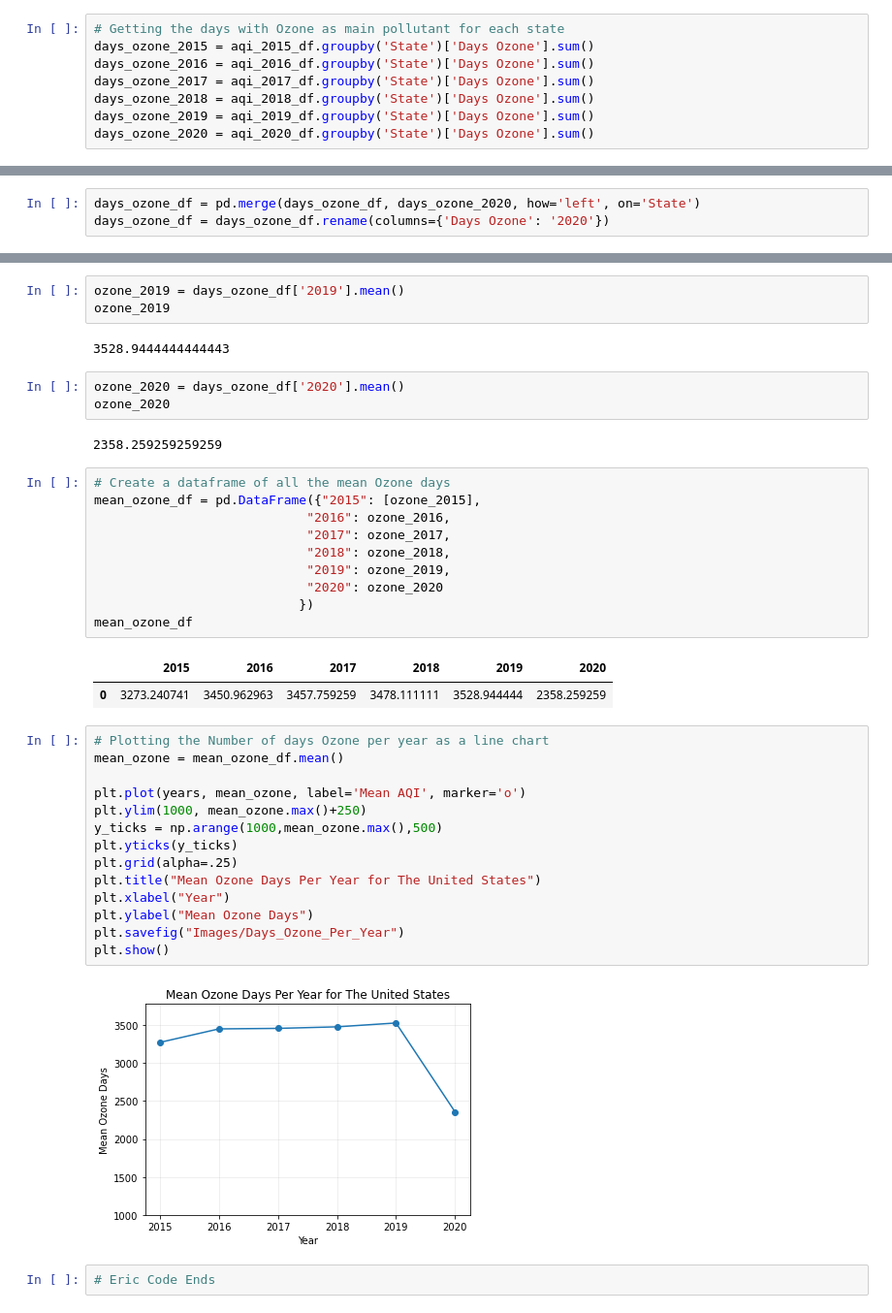
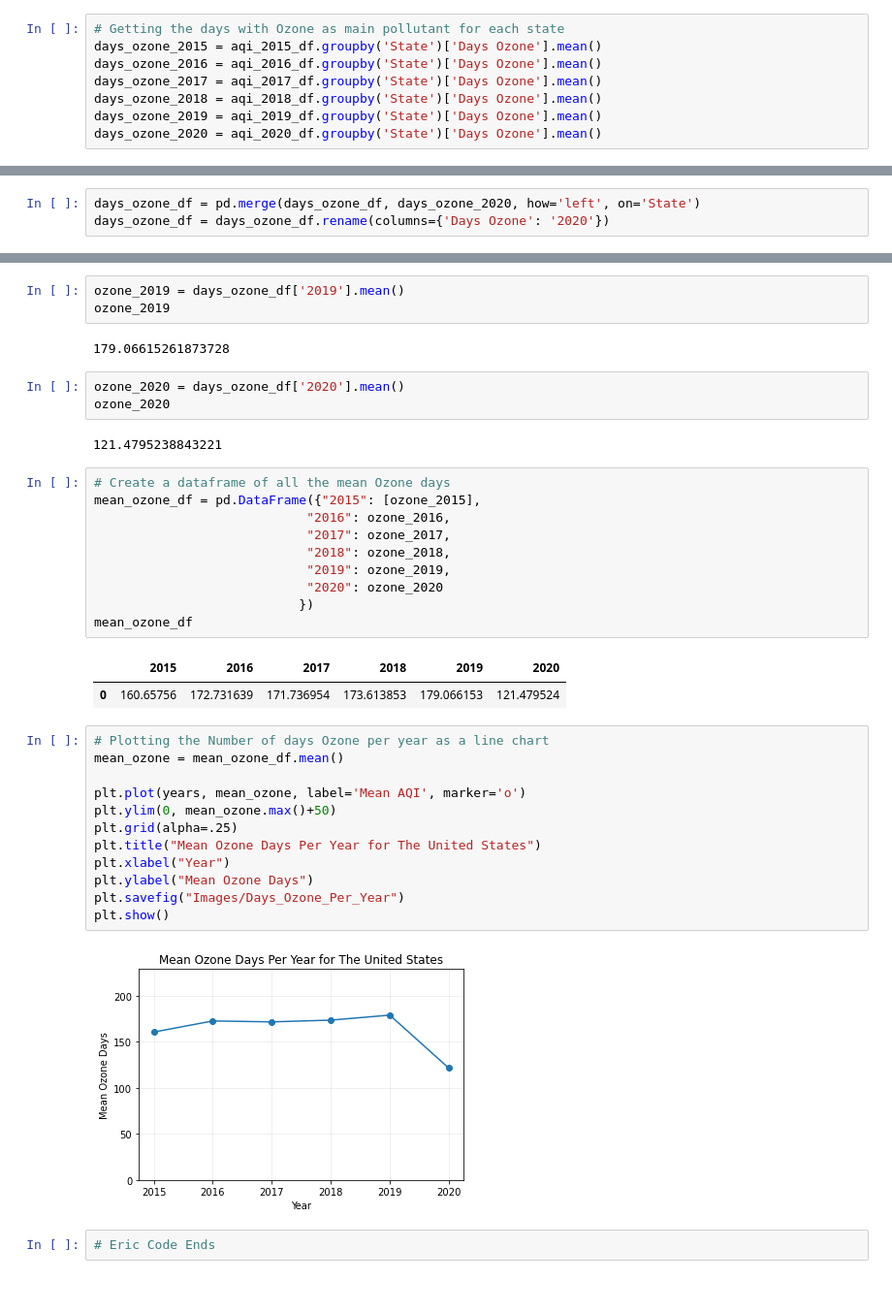
Before and after one commit to shaff183/project-1, a Jupyter notebook: main.ipynb, the cells around one changed output, grey strips where cells are left out. Shown at 97% size. Drawn from its saved outputs; the diff is of its cells as text.

Commit message:
changed the mean ozone days and did hypothesis testing on the mean AQI days

```diff
--- a/main.ipynb
+++ b/main.ipynb
@@ -128,12 +129,12 @@ plt.show()
 [figure]
 # %%
 # Getting the days with Ozone as main pollutant for each state
-days_ozone_2015 = aqi_2015_df.groupby('State')['Days Ozone'].sum()
-days_ozone_2016 = aqi_2016_df.groupby('State')['Days Ozone'].sum()
-days_ozone_2017 = aqi_2017_df.groupby('State')['Days Ozone'].sum()
-days_ozone_2018 = aqi_2018_df.groupby('State')['Days Ozone'].sum()
-days_ozone_2019 = aqi_2019_df.groupby('State')['Days Ozone'].sum()
-days_ozone_2020 = aqi_2020_df.groupby('State')['Days Ozone'].sum()
+days_ozone_2015 = aqi_2015_df.groupby('State')['Days Ozone'].mean()
+days_ozone_2016 = aqi_2016_df.groupby('State')['Days Ozone'].mean()
+days_ozone_2017 = aqi_2017_df.groupby('State')['Days Ozone'].mean()
+days_ozone_2018 = aqi_2018_df.groupby('State')['Days Ozone'].mean()
+days_ozone_2019 = aqi_2019_df.groupby('State')['Days Ozone'].mean()
+days_ozone_2020 = aqi_2020_df.groupby('State')['Days Ozone'].mean()
 # %%
 # Merge all 'Days ozone' data by year into a single DataFrame
 days_ozone_df = pd.merge(days_ozone_2015, days_ozone_2016, how='left', on='State')
@@ -185,12 +186,12 @@ ozone_2018
 ozone_2019 = days_ozone_df['2019'].mean()
 ozone_2019
 # %% [output]
-3528.9444444444443
+179.06615261873728
 # %%
 ozone_2020 = days_ozone_df['2020'].mean()
 ozone_2020
 # %% [output]
-2358.259259259259
+121.4795238843221
 # %%
 # Create a dataframe of all the mean Ozone days
 mean_ozone_df = pd.DataFrame({"2015": [ozone_2015],
@@ -203,23 +204,21 @@ mean_ozone_df = pd.DataFrame({"2015": [ozone_2015],
 mean_ozone_df
 # %% [output]
 |  | 2015 | 2016 | 2017 | 2018 | 2019 | 2020 |
-| 0 | 3273.240741 | 3450.962963 | 3457.759259 | 3478.111111 | 3528.944444 | 2358.259259 |
+| 0 | 160.65756 | 172.731639 | 171.736954 | 173.613853 | 179.066153 | 121.479524 |
 # %%
 # Plotting the Number of days Ozone per year as a line chart
 mean_ozone = mean_ozone_df.mean()
 
 plt.plot(years, mean_ozone, label='Mean AQI', marker='o')
-plt.ylim(1000, mean_ozone.max()+250)
-y_ticks = np.arange(1000,mean_ozone.max(),500)
-plt.yticks(y_ticks)
+plt.ylim(0, mean_ozone.max()+50)
 plt.grid(alpha=.25)
 plt.title("Mean Ozone Days Per Year for The United States")
 plt.xlabel("Year")
 plt.ylabel("Mean Ozone Days")
 plt.savefig("Images/Days_Ozone_Per_Year")
 plt.show()
 # %% [output]
-[figure, old version]
+[figure, new version]
 # %%
 # Eric Code Ends
 # %%
```
Also changed, not shown: parts of 12 cells of this notebook, 1 other file.
